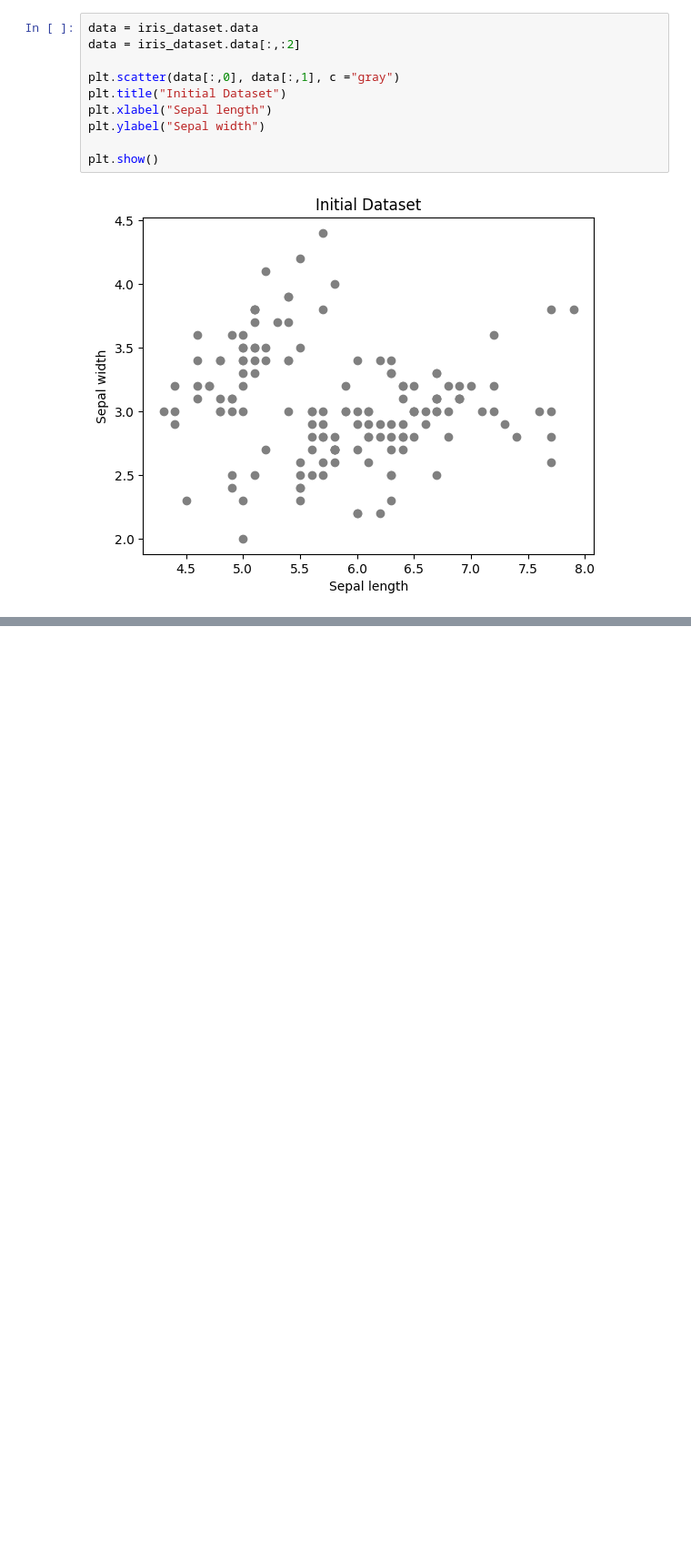
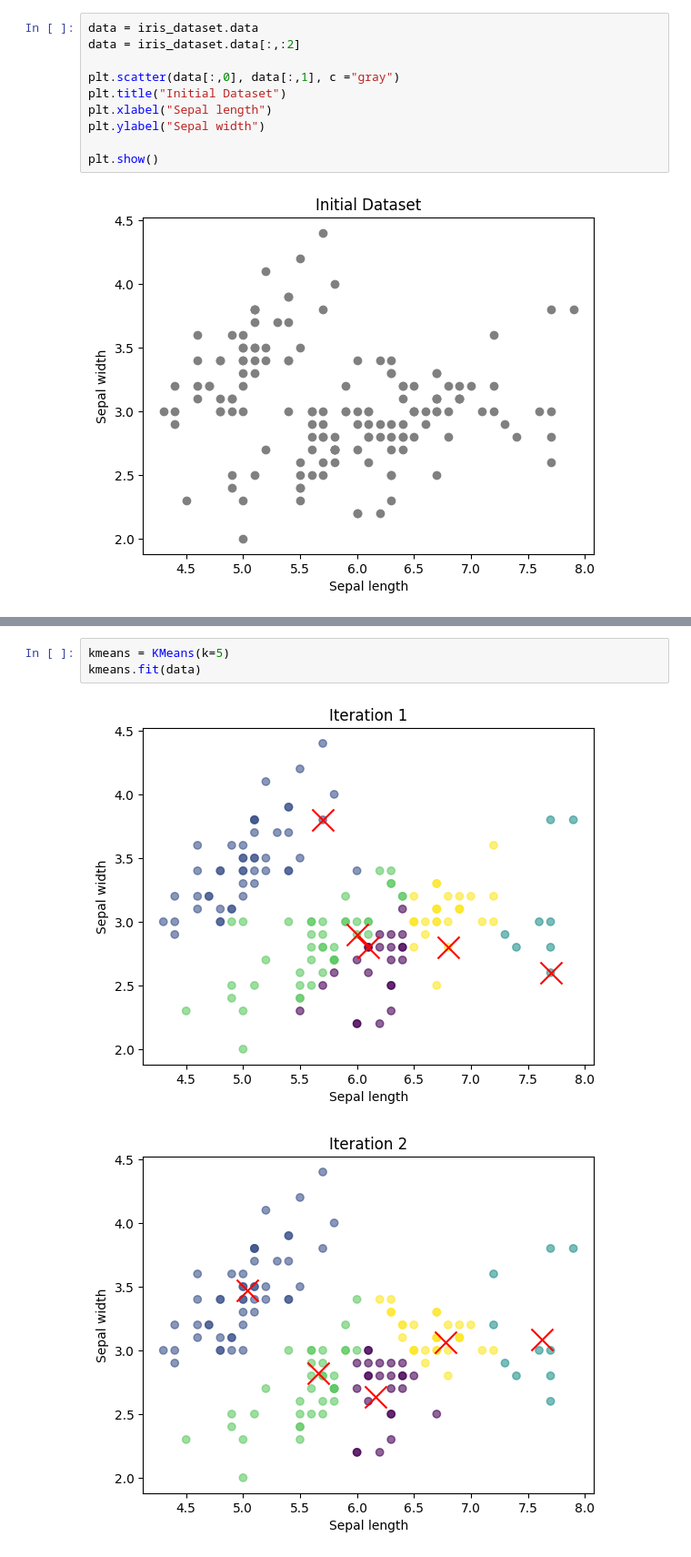
Before and after one commit to tannguyenbmt47/AIO2024_hw, a Jupyter notebook: Module3/week02/KNN_Iris.ipynb, the cells around one changed output, grey strips where cells are left out. Shown at 91% size. Drawn from its saved outputs; the diff is of its cells as text; blank space fills up the shorter version.

```diff
--- a/Module3/week02/KNN_Iris.ipynb
+++ b/Module3/week02/KNN_Iris.ipynb
@@ -107,0 +119,6 @@ kmeans = KMeans(k=3)
+# %%
+kmeans = KMeans(k=5)
+kmeans.fit(data)
+# %% [output]
+[figure, added]
+[figure, added]
```
Also changed, not shown: parts of 3 cells of this notebook, 2 other files.
